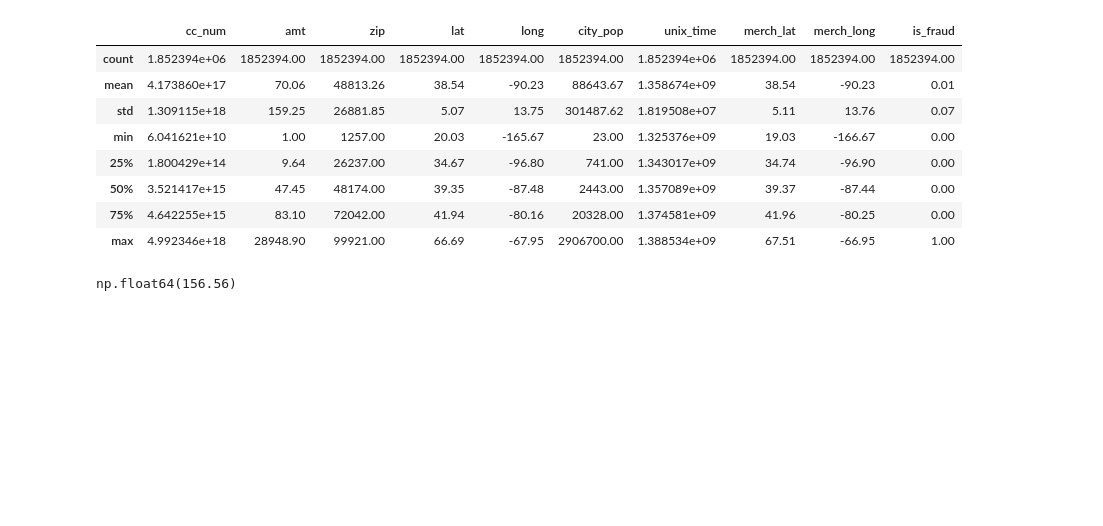
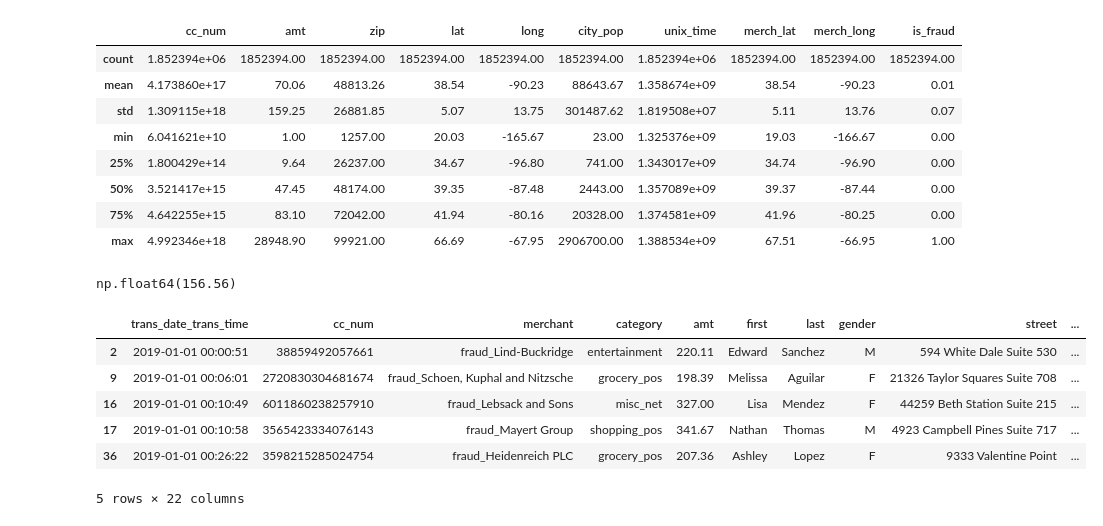
Before and after one commit to y25p/fintech_yeop, a Jupyter notebook: 05machine_learning/11지도학습_분류분석_신용카드사기탐지모델만들기.ipynb, the cells around one changed output. Drawn from its saved outputs; the diff is of its cells as text; code cells hidden in the pictures; blank space fills up the shorter version.

```diff
--- a/05machine_learning/11지도학습_분류분석_신용카드사기탐지모델만들기.ipynb
+++ b/05machine_learning/11지도학습_분류분석_신용카드사기탐지모델만들기.ipynb
@@ -87,4 +144,13 @@ amt_maximum
 # %% [output]
 np.float64(156.56)
 # %%
-data['amt']
+outliers= data[data['amt']>amt_maximum]
+outliers.head()
+# %% [output]
+|  | trans_date_trans_time | cc_num | merchant | category | amt | first | last | gender | street | ... |
+| 2 | 2019-01-01 00:00:51 | 38859492057661 | fraud_Lind-Buckridge | entertainment | 220.11 | Edward | Sanchez | M | 594 White Dale Suite 530 | ... |
+| 9 | 2019-01-01 00:06:01 | 2720830304681674 | fraud_Schoen, Kuphal and Nitzsche | grocery_pos | 198.39 | Melissa | Aguilar | F | 21326 Taylor Squares Suite 708 | ... |
+| 16 | 2019-01-01 00:10:49 | 6011860238257910 | fraud_Lebsack and Sons | misc_net | 327.00 | Lisa | Mendez | F | 44259 Beth Station Suite 215 | ... |
+| 17 | 2019-01-01 00:10:58 | 3565423334076143 | fraud_Mayert Group | shopping_pos | 341.67 | Nathan | Thomas | M | 4923 Campbell Pines Suite 717 | ... |
+| 36 | 2019-01-01 00:26:22 | 3598215285024754 | fraud_Heidenreich PLC | grocery_pos | 207.36 | Ashley | Lopez | F | 9333 Valentine Point | ... |
+5 rows × 22 columns
```
Also changed, not shown: parts of 17 cells of this notebook, 5 other files.
